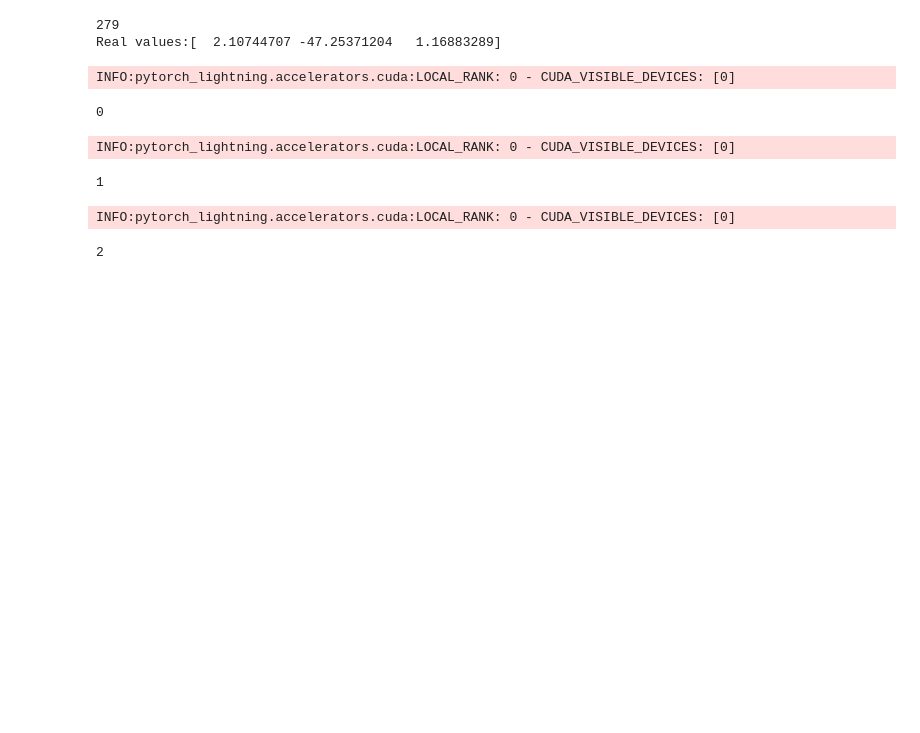
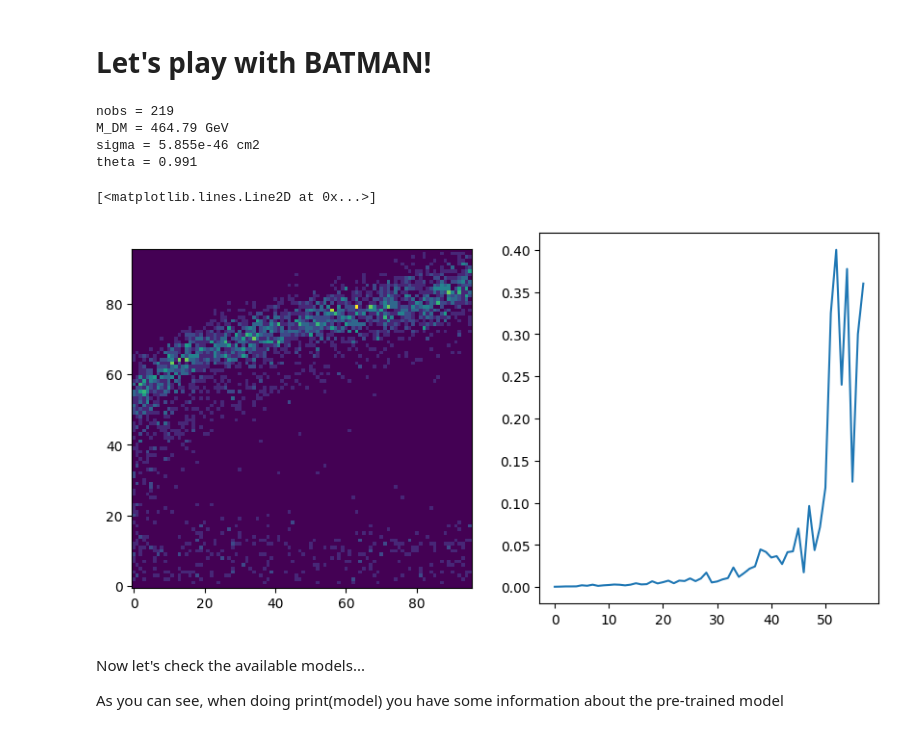
Before and after one commit to Martindelosrios/CADDENA, a Jupyter notebook: EXAMPLES/Example_1_colab.ipynb, the cells around one changed output. Drawn from its saved outputs; the diff is of its cells as text; code cells hidden in the pictures; blank space fills up the shorter version.

```diff
--- a/EXAMPLES/Example_1_colab.ipynb
+++ b/EXAMPLES/Example_1_colab.ipynb
@@ -119,25 +113,39 @@ x_max_drate = np.array([34085., 37861., 34987., 31268., 28072., 23940., 21763.,
+# %% [markdown]
+# Let's play with BATMAN!
 # %%
-# First let's create some observation from some "true" theta parameters
-i = np.random.randint(len(pars_norm)) #321
-print(i)
+# Let's pick some random synthetic observation from the simulated dataset.
+
+i = np.random.randint(len(pars_norm))
+print('nobs = ' + str(i))
 
 pars_true   = pars_norm[i,:]
 x_obs_rate  = x_norm_rate[i,:]
 x_obs_drate = x_norm_drate[i,:]
 x_obs_s1s2  = x_norm_s1s2[i,:].reshape(1,96,96)
 
-print('Real values:' + str(pars_true * (pars_max - pars_min) + pars_min ))
+M_DM_real = 10**(pars_true[0] * (pars_max[0] - pars_min[0]) + pars_min[0])
+print('M_DM = {:.2f} GeV'.format(M_DM_real))
+sigma_real = 10**(pars_true[1] * (pars_max[1] - pars_min[1]) + pars_min[1])
+print('sigma = {:.3e} cm2'.format(sigma_real))
+theta_real = (pars_true[2] * (pars_max[2] - pars_min[2]) + pars_min[2])
+print('theta = {:.3} '.format(theta_real))
 # %% [output]
-279
-Real values:[  2.10744707 -47.25371204   1.16883289]
+nobs = 219
+M_DM = 464.79 GeV
+sigma = 5.855e-46 cm2
+theta = 0.991
-# %%
-pars_prior = np.random.uniform(low = 0, high = 1, size = (100_000, 3))
-
-logratios1D, logratios2D = batman.ratio_estimation([x_obs_rate, x_obs_drate, x_obs_s1s2], pars_prior, [models.XENONnT_O1_rate, models.XENONnT_O1_drate, models.XENONnT_O1_s1s2])
-# %% [output]
-INFO:pytorch_lightning.accelerators.cuda:LOCAL_RANK: 0 - CUDA_VISIBLE_DEVICES: [0]
-0
-INFO:pytorch_lightning.accelerators.cuda:LOCAL_RANK: 0 - CUDA_VISIBLE_DEVICES: [0]
-1
-INFO:pytorch_lightning.accelerators.cuda:LOCAL_RANK: 0 - CUDA_VISIBLE_DEVICES: [0]
-2
+# %%
+# Let's see how it looks
+
+fig,ax = plt.subplots(1,2, figsize = (10,5))
+
+ax[0].imshow(x_obs_s1s2.T, origin = 'lower')
+
+ax[1].plot(x_obs_drate)
+# %% [output]
+[<matplotlib.lines.Line2D at 0x...>]
+[figure, added]
+# %% [markdown]
+Now let's check the available models...
+
+As you can see, when doing print(model) you have some information about the pre-trained model
```
Also changed, not shown: parts of 16 cells of this notebook.
